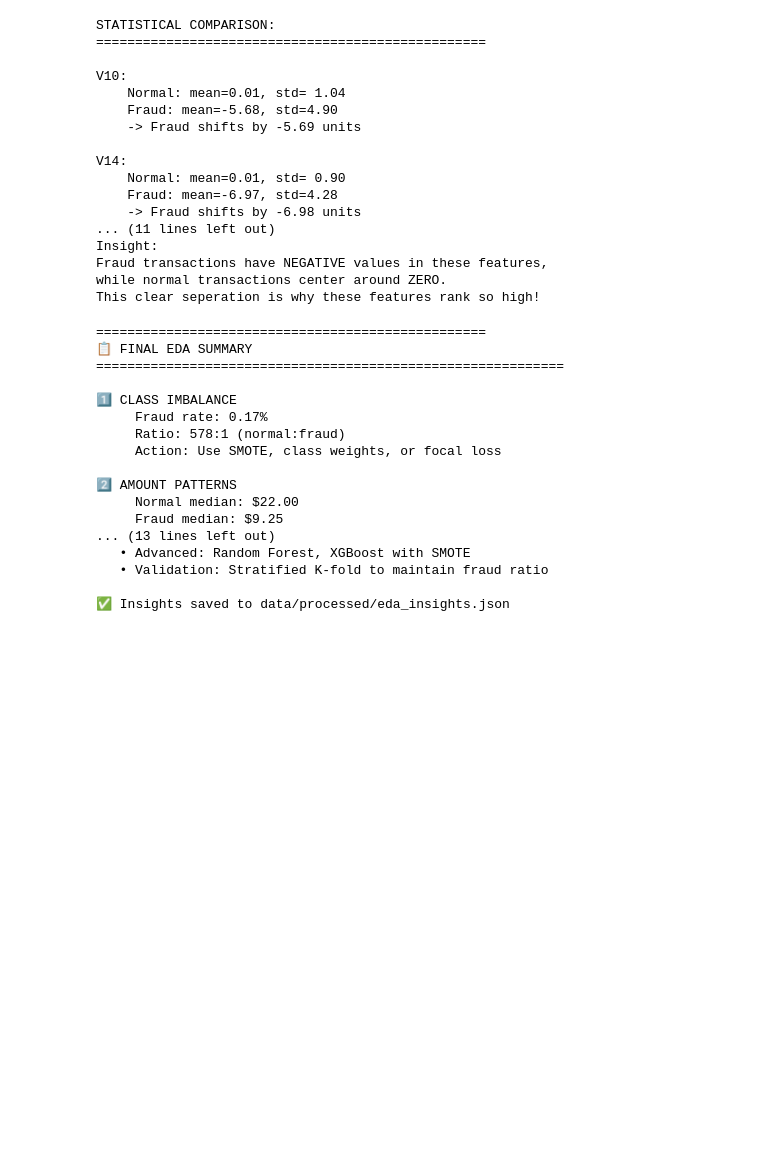
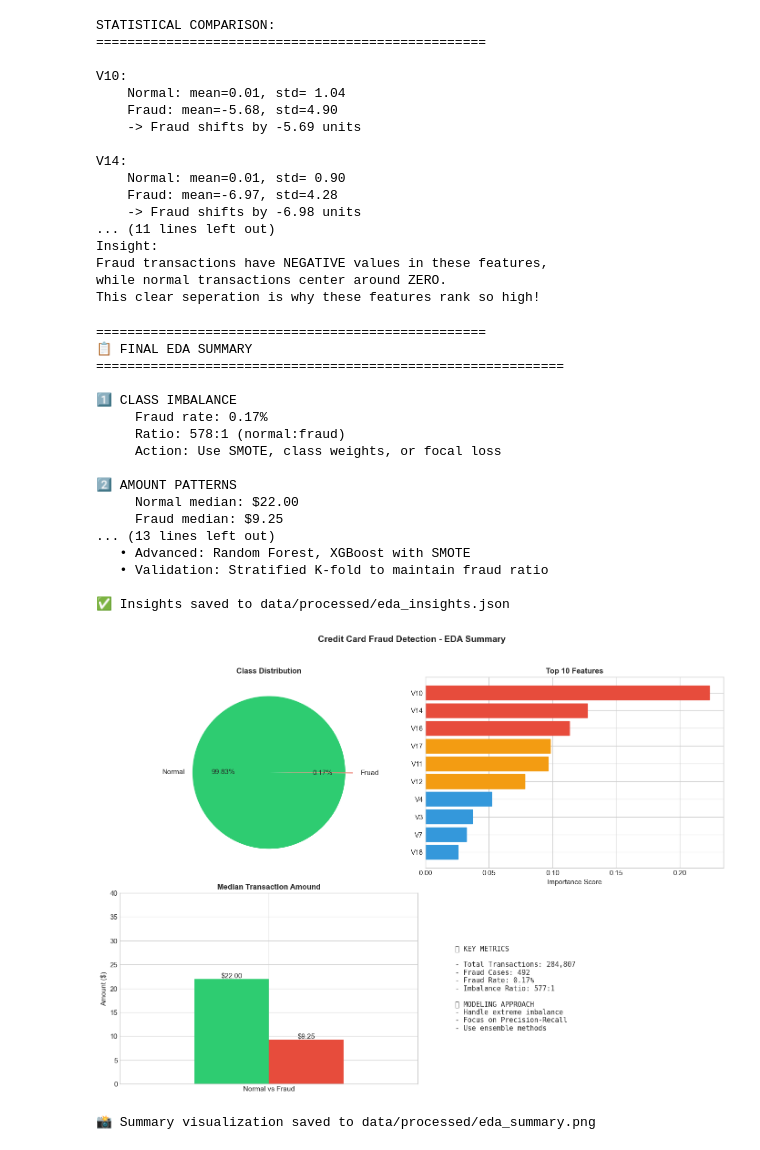
Before and after one commit to Dash-007/realtime-fraud-detection-system, a Jupyter notebook: notebooks/01_eda.ipynb, the cells around one changed output. Saved outputs shown, nothing was run; the diff lists cells and outputs as text; code cells hidden in the pictures; blank space fills up the shorter version.

Commit message:
Summary Visualization

```diff
--- a/notebooks/01_eda.ipynb
+++ b/notebooks/01_eda.ipynb
@@ -537,3 +537,81 @@ print("\n✅ Insights saved to data/processed/eda_insights.json")
    • Validation: Stratified K-fold to maintain fraud ratio
 
 ✅ Insights saved to data/processed/eda_insights.json
+# %%
+fig, axes = plt.subplots(2, 2, figsize=(14, 10))
+
+# 1. Class Distribution
+ax1 = axes[0, 0]
+class_counts = df['Class'].value_counts()
+colors = ['#2ecc71', '#e74c3c']
+wedges, texts, autotexts = ax1.pie(class_counts.values,
+                                   labels=['Normal', 'Fruad'],
+                                   autopct='%1.2f%%',
+                                   colors=colors,
+                                   explode=[0, 0.1])
+ax1.set_title('Class Distribution', fontsize=12, fontweight='bold')
+
+# 2. Top 10 Feature Importance
+ax2 = axes[0, 1]
+top_10 = importance_df.head(10)
+bars = ax2.barh(range(len(top_10)), top_10['importance'].values)
+ax2.set_yticks(range(len(top_10)))
+ax2.set_yticklabels(top_10['feature'].values)
+ax2.set_xlabel('Importance Score')
+ax2.set_title('Top 10 Features', fontsize=12, fontweight='bold')
+ax2.invert_yaxis()
+
+# Color code by importance level
+for i, bar in enumerate(bars):
+    if i < 3:
+        bar.set_color('#e74c3c') # Top 3 red
+    elif i < 6:
+        bar.set_color('#f39c12') # Next 3 orange
+    else:
+        bar.set_color('#3498db') # Rest blue
+
+# 3. Amount Distribution
+ax3 = axes[1, 0]
+amount_stats = pd.DataFrame({
+    'Normal': [df[df['Class']==0]['Amount'].median()],
+    'Fraud': [df[df['Class']==1]['Amount'].median()]
+})
+amount_stats.plot(kind='bar', ax=ax3, color=['#2ecc71', '#e74c3c'], legend=False)
+ax3.set_title('Median Transaction Amound', fontsize=12, fontweight='bold')
+ax3.set_ylabel('Amount ($)')
+ax3.set_xticklabels(['Normal vs Fraud'], rotation=0)
+ax3.set_ylim(0, 40)
+
+# Add value labels
+for container in ax3.containers:
+    ax3.bar_label(container, fmt='$%.2f')
+
+# 4. Key Metrics
+ax4 = axes[1, 1]
+ax4.axis('off')
+metrics_text = f"""
+📊 KEY METRICS
+
+- Total Transactions: {len(df):,}
+- Fraud Cases: {df['Class'].sum():,}
+- Fraud Rate: {df['Class'].mean():.2%}
+- Imbalance Ratio: {int(eda_insights['data_stats']['imbalance_ratio'])}:1
+
+🎯 MODELING APPROACH
+- Handle extreme imbalance
+- Focus on Precision-Recall
+- Use ensemble methods
+"""
+ax4.text(0.1, 0.5, metrics_text, fontsize=11, verticalalignment='center', fontfamily='monospace')
+
+plt.suptitle('Credit Card Fraud Detection - EDA Summary', fontsize=14, fontweight='bold', y=1.02)
+plt.tight_layout()
+
+# Save figure
+plt.savefig('data/processed/eda_summary.png', dpi=300, bbox_inches='tight')
+plt.show()
+
+print('📸 Summary visualization saved to data/processed/eda_summary.png')
+# %% [output]
+[figure, added]
+📸 Summary visualization saved to data/processed/eda_summary.png
```
Also changed, not shown: parts of 2 cells of this notebook, 1 other file.
